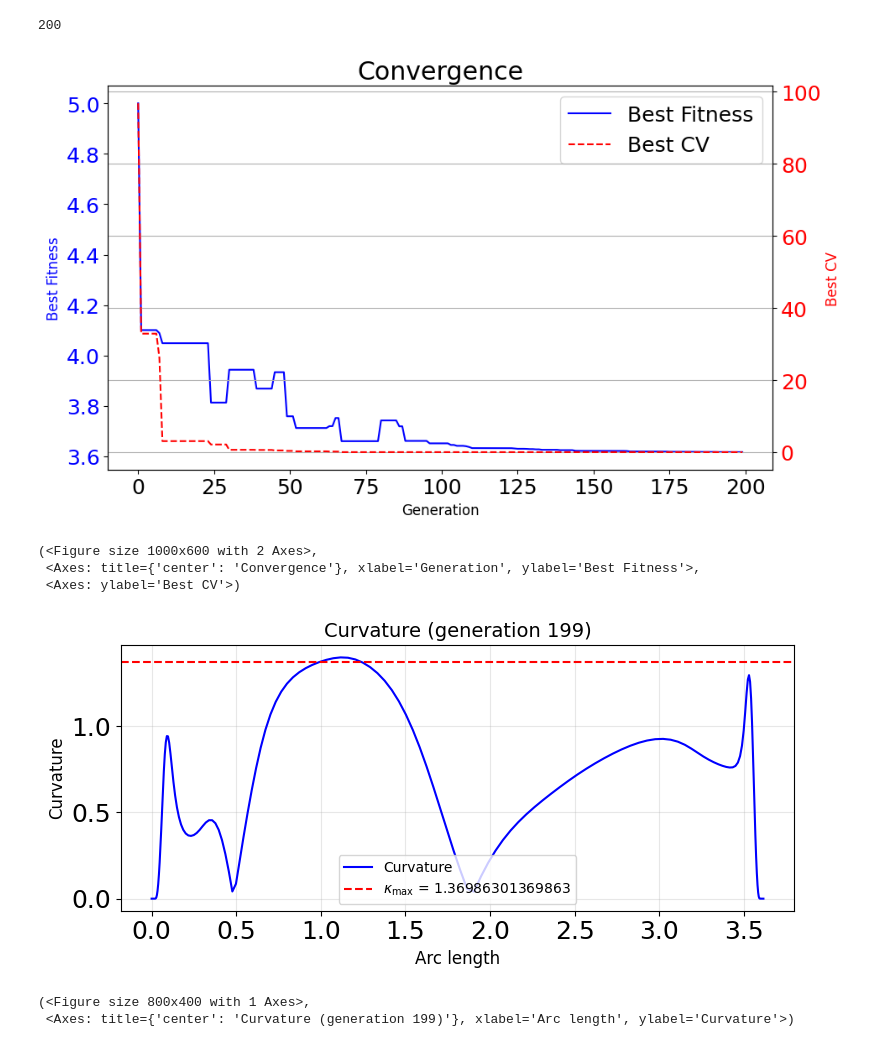
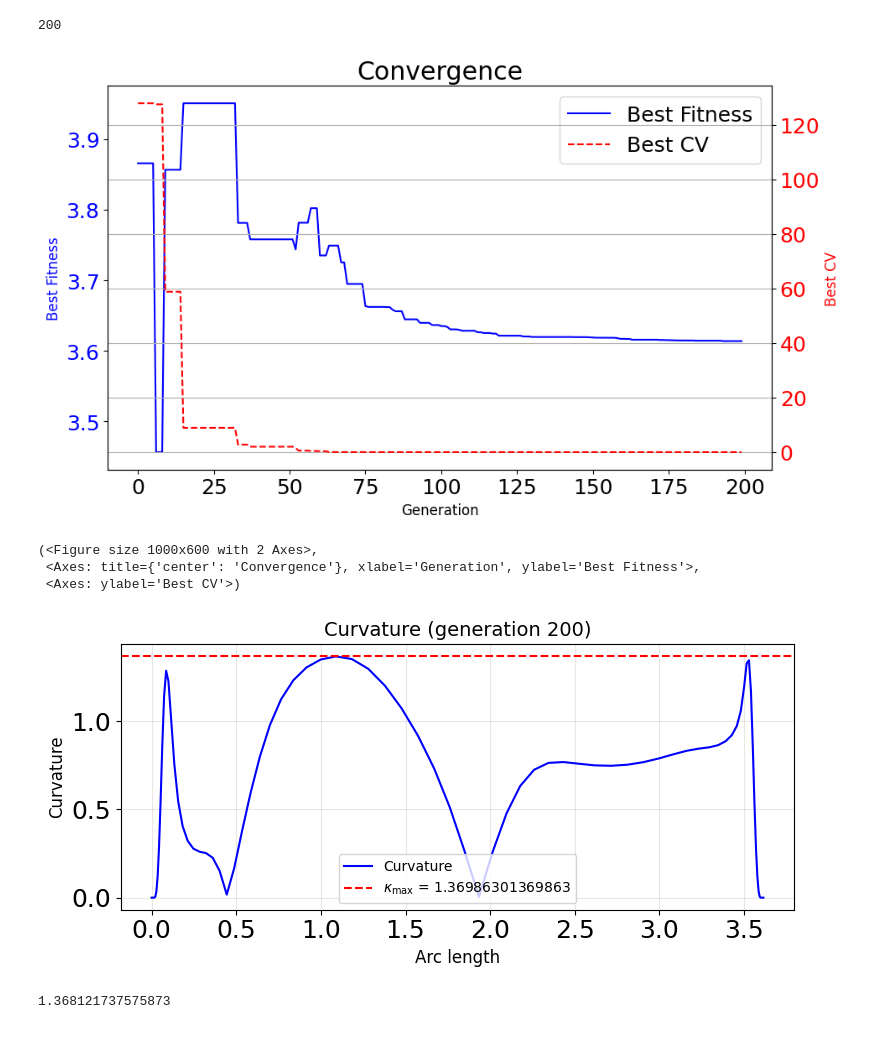
Before and after one commit to eliasjof/BIA_v2, a Jupyter notebook: test_de2dnurbs.ipynb, the cells around one changed output. Drawn from its saved outputs; the diff is of its cells as text; code cells hidden in the pictures.

```diff
--- a/test_de2dnurbs.ipynb
+++ b/test_de2dnurbs.ipynb
@@ -23,7 +23,7 @@ config.pop_size = 100
 
 # config.width = 3.2
 # config.height = 2.0
-# config.radius = 0.15 / 2
+config.radius = 0.073
 config.kappa_max = 1/0.73
 # config.lambd = config.radius * 2
 # config.degree = 5
@@ -31,6 +31,7 @@ config.kappa_max = 1/0.73
 # config.num_static_ctrlpts = 2 * config.degree + 4
 # config.space_dim = 2
 config.nsampling = 100
+# config.curvature_nsampling = 120
 # config.line_width = 2
 # # config.pop_size = 100
 # # config.max_fes = 12000
@@ -84,13 +95,15 @@ len(planner.agent.log_best_CV)
 # %%
 planner.plot_convergence()
 # %% [output]
-[figure, old version]
+[figure, new version]
 (<Figure size 1000x600 with 2 Axes>,
  <Axes: title={'center': 'Convergence'}, xlabel='Generation', ylabel='Best Fitness'>,
  <Axes: ylabel='Best CV'>)
 # %%
-planner.plot_curvature(nsampling=200)
+_, _, curvature = planner.plot_curvature(nsampling=100)
 # %% [output]
-[figure, old version]
+[figure, new version]
-(<Figure size 800x400 with 1 Axes>,
- <Axes: title={'center': 'Curvature (generation 199)'}, xlabel='Arc length', ylabel='Curvature'>)
+# %%
+max(curvature)
+# %% [output]
+1.368121737575873
```
Also changed, not shown: parts of 1 cell of this notebook, 4 other files.
